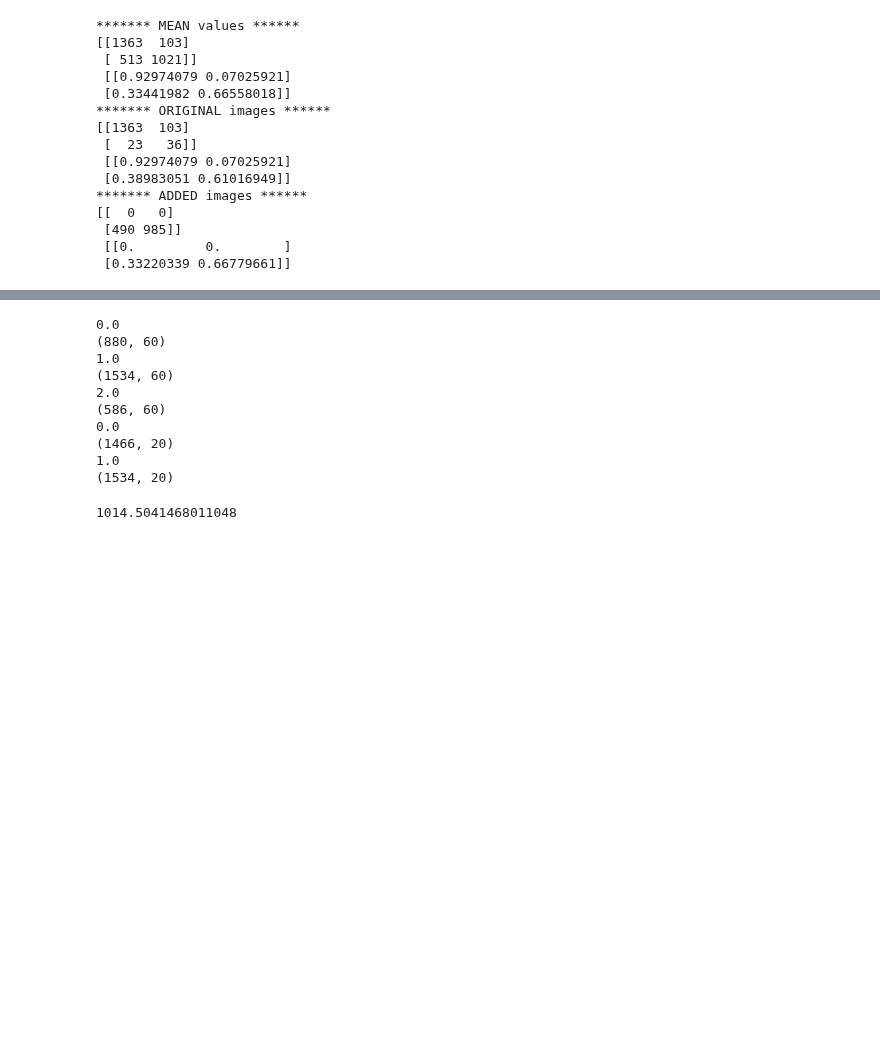
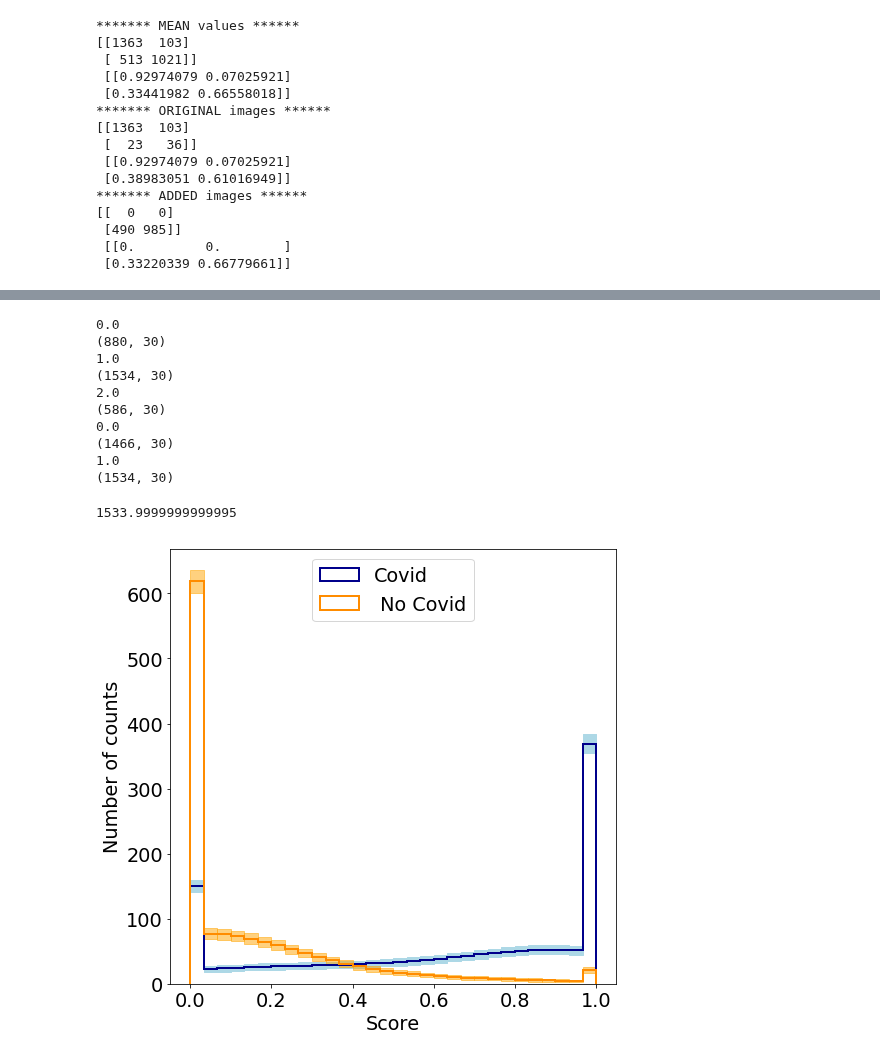
Before and after one commit to TsspGit/CodVid19_CIEMAT, a Jupyter notebook: Exploring_Uncertainty.ipynb, the cells around one changed output, grey strips where cells are left out. Saved outputs shown, nothing was run; the diff lists cells and outputs as text; code cells hidden in the pictures; blank space fills up the shorter version.

```diff
--- a/Exploring_Uncertainty.ipynb
+++ b/Exploring_Uncertainty.ipynb
@@ -193,11 +205,14 @@ print('Mean EAM: %.4f' % (testScoreEAM))
 print('variance ECM: %.4f' % (varECM))
 print('variance EAM: %.4f' % (varEAM))
 # %%
-def get_counts(Pred, Upre, true_Y,nbins, label):
+def get_counts(mean, unce,nbins,):
     import numpy as np
-    mean = Pred[true_Y == label]
-    unce = Upre[true_Y == label]
+    from scipy.stats import norm
+    #mean = Pred[true_Y == label]
+    #unce = Upre[true_Y == label]
     bins = np.linspace(0,1,nbins+1)
+    bins[0] = -np.inf
+    bins[-1] = np.inf
     probability = np.zeros([mean.shape[0], nbins])
     print(probability.shape)
 
@@ -217,28 +232,28 @@ def get_counts_by_class(Pred,Upre, true_Y, nbins):
     dic_uncounts = {0: [], 1:[],2:[] }
     for label in np.unique(true_Y):
         print(label)
-        dic_counts[label], dic_uncounts[label] = get_counts(Pred,Upre,true_Y,nbins, label)
+        dic_counts[label], dic_uncounts[label] = get_counts(Pred[true_Y==label],Upre[true_Y==label],nbins,)
 
     bins = np.linspace(0,1,nbins+1)
     bins += (bins[5]-bins[4])/2
     return dic_counts, dic_uncounts, bins[:-1]
 # %%
-dic_counts_3, dic_variance_3, bins = get_counts_by_class(Mean,Unce, diseaseID_test, nbins=60)
-dic_counts_2, dic_variance_2, nbins = get_counts_by_class(Mean,Unce, Y_test, nbins=20)
+dic_counts_3_e, dic_variance_3_e, bins = get_counts_by_class(Mean,Unce, diseaseID_test, nbins=30)
+dic_counts_2_e, dic_variance_2_e, nbins = get_counts_by_class(Mean,Unce, Y_test, nbins=30)
 # %% [output]
 0.0
-(880, 60)
+(880, 30)
 1.0
-(1534, 60)
+(1534, 30)
 2.0
-(586, 60)
+(586, 30)
 0.0
-(1466, 20)
+(1466, 30)
 1.0
-(1534, 20)
+(1534, 30)
 # %%
-np.sum(dic_counts_3[1])
+np.sum(dic_counts_2_e[1])
 # %% [output]
-1014.5041468011048
+1533.9999999999995
 # %%
 import matplotlib as mpl
@@ -254 +281,18 @@ mpl.rcParams['font.size'] = '16'
+# %%
+fig,ax = plt.subplots(nrows=1,ncols=1,figsize=(8,8))#,6
+plt.style.use('seaborn-deep')
+nbins = 30
+bins = np.linspace(0,1,nbins+1)
+lw = 2
+hist_with_unce (bins,dic_counts_2_e[1], dic_variance_2_e[1], "darkblue", "lightblue",alpha=1 ,label = "Covid", histtype = "step")#plt.fill_between(g[0:nbins], counts_back-(variance_back)**0.5, counts_back+(variance_back)**0.5,color='0.75')
+hist_with_unce (bins,dic_counts_2_e[0], dic_variance_2_e[0], "darkorange", "orange",alpha=0.5 ,label = " No Covid", histtype = "step")#plt.fill_between(g[0:nbins], counts_back-(variance_back)**0.5, counts_back+(variance_back)**0.5,color='0.75')
+
+
+plt.ylabel('Number of counts')
+plt.xlabel('Score')
+plt.savefig("histo2_sist_k.eps")
+plt.legend(loc="upper center")
+plt.show()
+# %% [output]
+[figure, added]
 # %%
```
Also changed, not shown: parts of 25 cells of this notebook.
